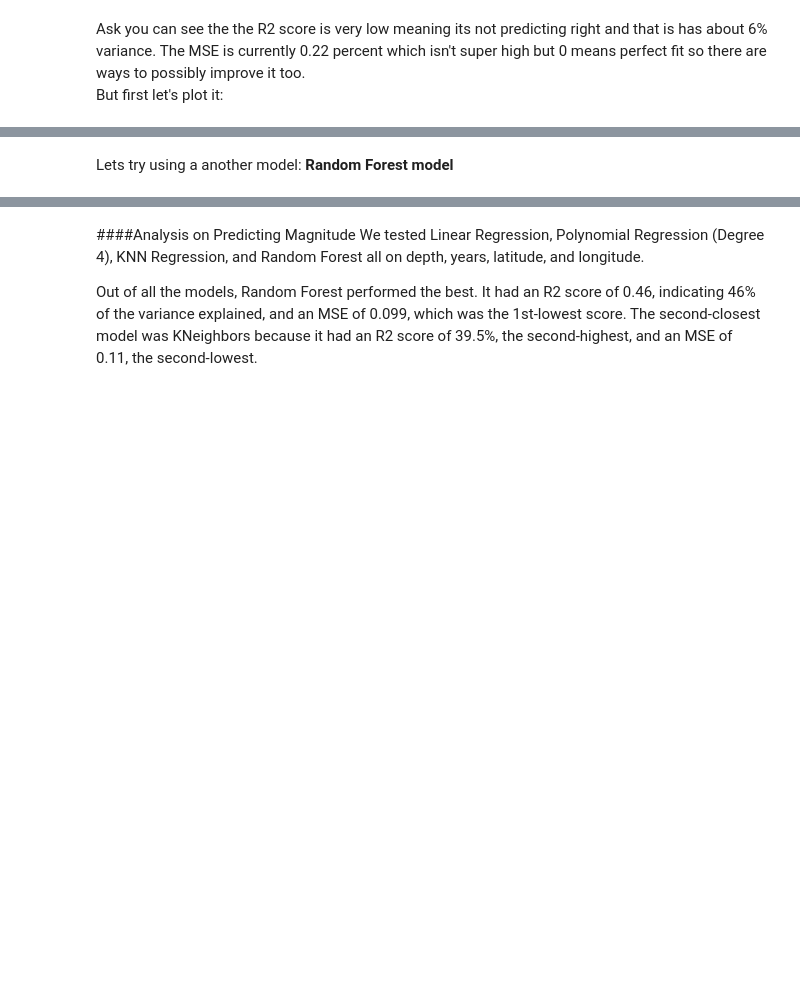
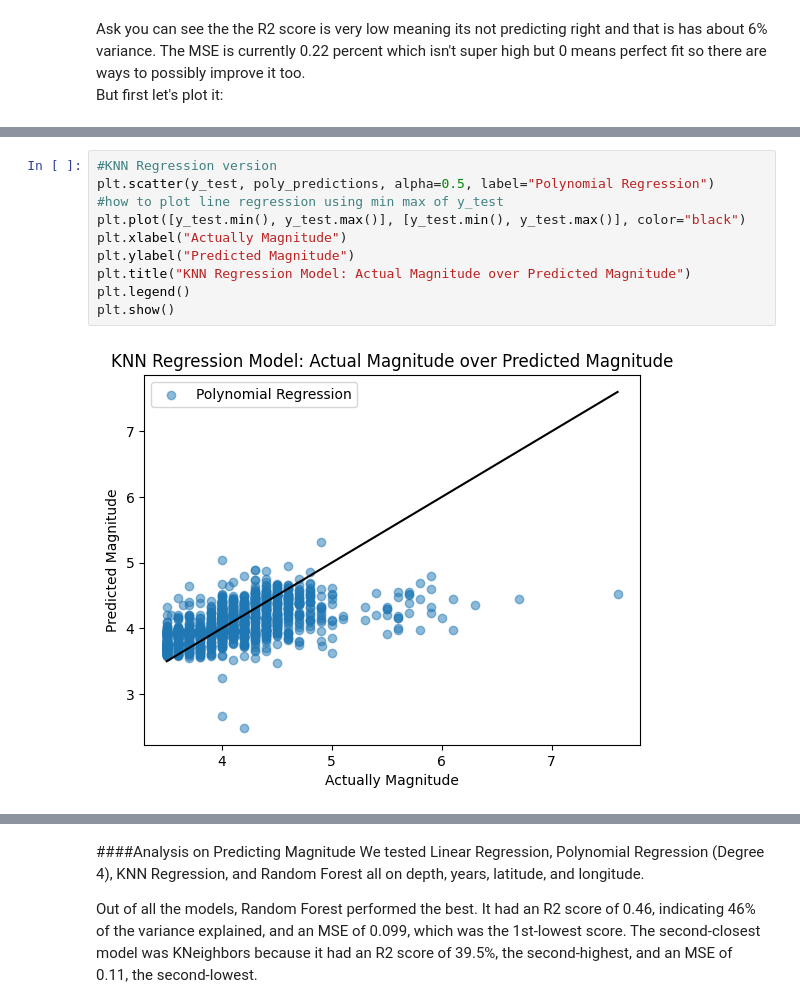
Before and after one commit to NatalieFig/cmsc320finalproj, a Jupyter notebook: CMSC320_Final_Project.ipynb, the cells around one changed output, grey strips where cells are left out. Cells and saved outputs as stored; diff of their text form; blank space fills up the shorter version.

```diff
--- a/CMSC320_Final_Project.ipynb
+++ b/CMSC320_Final_Project.ipynb
@@ -647,3 +658,12 @@ R2 score: 0.3951785465959953
-# %% [markdown]
-Lets try using a another model:
-**Random Forest model**
+# %%
+#KNN Regression version
+plt.scatter(y_test, poly_predictions, alpha=0.5, label="Polynomial Regression")
+#how to plot line regression using min max of y_test
+plt.plot([y_test.min(), y_test.max()], [y_test.min(), y_test.max()], color="black")
+plt.xlabel("Actually Magnitude")
+plt.ylabel("Predicted Magnitude")
+plt.title("KNN Regression Model: Actual Magnitude over Predicted Magnitude")
+plt.legend()
+plt.show()
+# %% [output]
+[figure, added]
```
Also changed, not shown: parts of 30 cells of this notebook.
